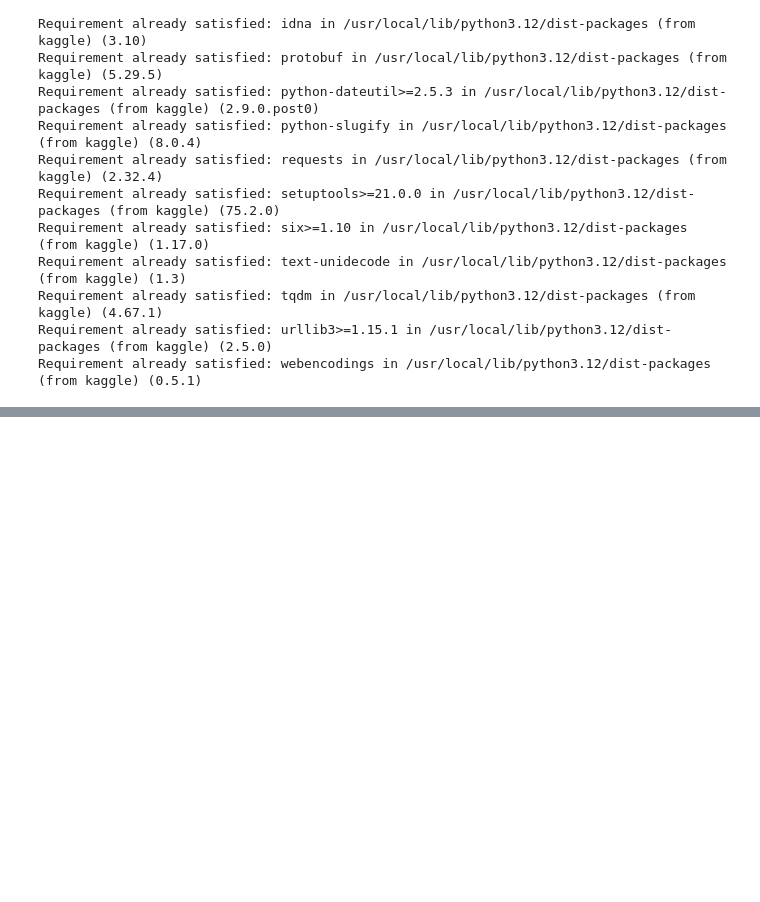
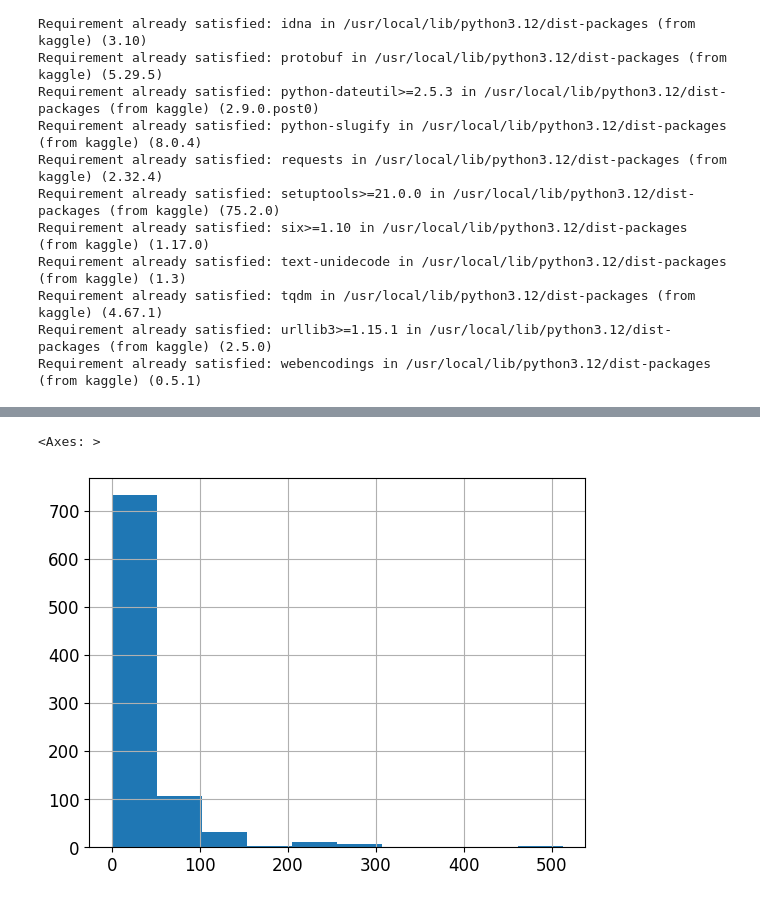
Before and after one commit to SanjaySaatyaki/fast_ai_try_out, a Jupyter notebook: tabular.ipynb, the cells around one changed output, grey strips where cells are left out. Saved outputs shown, nothing was run; the diff lists cells and outputs as text; code cells hidden in the pictures; blank space fills up the shorter version.

```diff
--- a/tabular.ipynb
+++ b/tabular.ipynb
@@ -43,0 +65,3 @@ creds = {}
+# %%
+df = pd.read_csv(path/'train.csv')
+df
@@ -43,0 +121,2 @@ creds = {}
+# %%
+df.fillna(df.mode().iloc[0],inplace=True)
@@ -43,0 +140,5 @@ creds = {}
+# %%
+df.Fare.hist()
+# %% [output]
+<Axes: >
+[figure, added]
```
Also changed, not shown: parts of 19 cells of this notebook.
